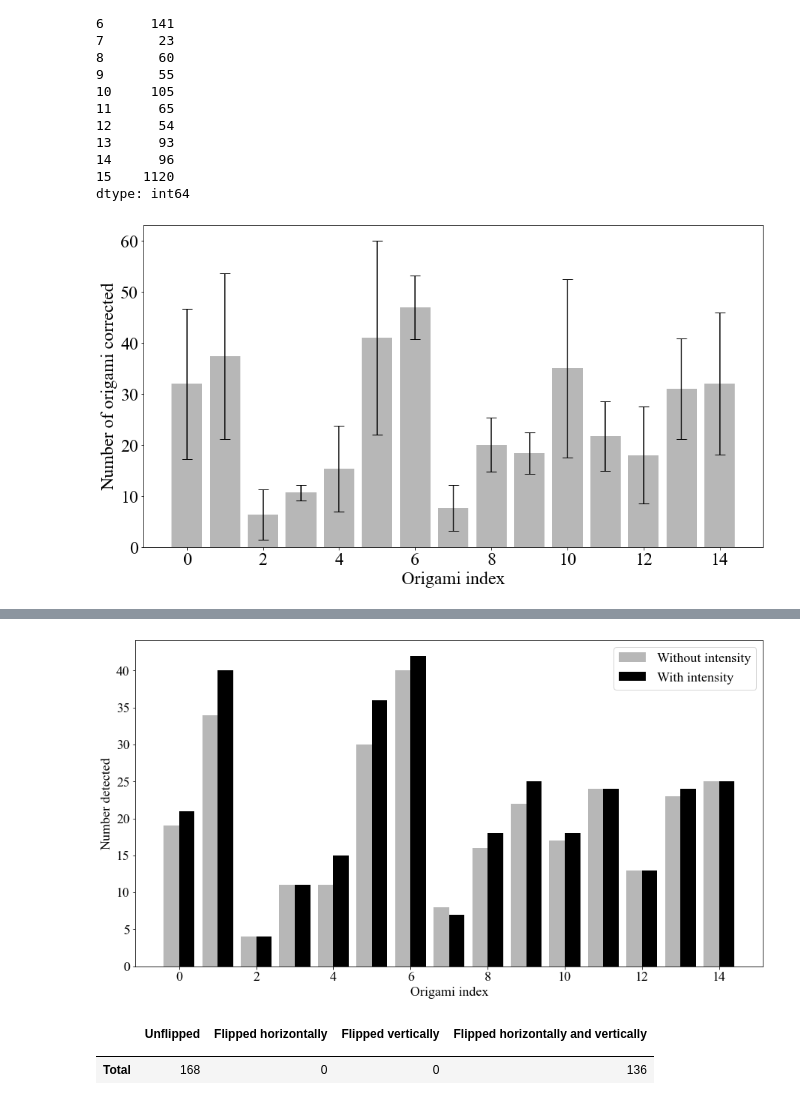
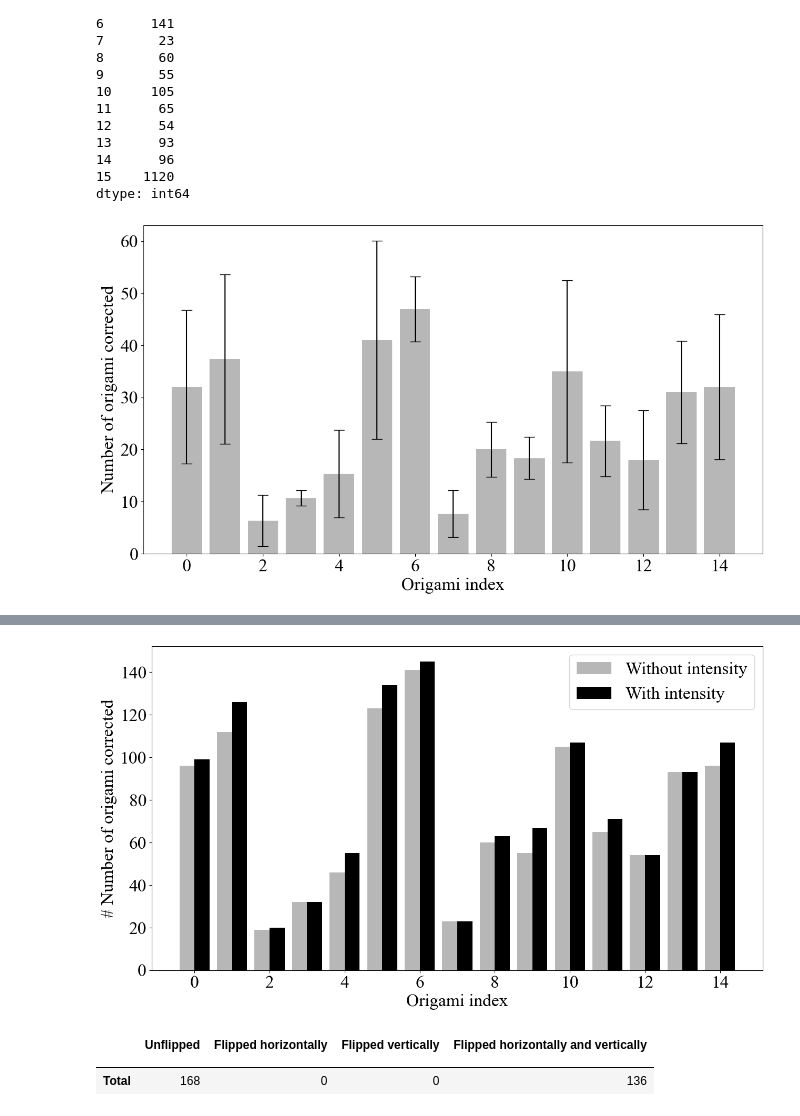
Before and after one commit to gmortuza/dissertation, a Jupyter notebook: others/dnam_wetlab.ipynb, the cells around one changed output, grey strips where cells are left out. Saved outputs shown, nothing was run; the diff lists cells and outputs as text; code cells hidden in the pictures.

```diff
--- a/others/dnam_wetlab.ipynb
+++ b/others/dnam_wetlab.ipynb
@@ -11,13 +11,13 @@ from IPython.display import display
 import subprocess
 import matplotlib
 # %%
-r1_without_intensity = pd.read_csv("~/Desktop/dnam_intensity_data/r1_without_intensity_ior.csv")
-r2_without_intensity = pd.read_csv("~/Desktop/dnam_intensity_data/r2_without_intensity_ior.csv")
-r3_without_intensity = pd.read_csv("~/Desktop/dnam_intensity_data/r3_without_intensity_ior.csv")
+r1_without_intensity = pd.read_csv("/Users/gmortuza/PycharmProjects/dissertation/plot_generator/intensity_graph_generator/data/r1_without_intensity_ior.csv")
+r2_without_intensity = pd.read_csv("/Users/gmortuza/PycharmProjects/dissertation/plot_generator/intensity_graph_generator/data/r2_without_intensity_ior.csv")
+r3_without_intensity = pd.read_csv("/Users/gmortuza/PycharmProjects/dissertation/plot_generator/intensity_graph_generator/data/r3_without_intensity_ior.csv")
 
-r1_with_intensity = pd.read_csv("~/Desktop/dnam_intensity_data/r1_with_intensity_ior.csv")
-r2_with_intensity = pd.read_csv("~/Desktop/dnam_intensity_data/r2_with_intensity_ior.csv")
-r3_with_intensity = pd.read_csv("~/Desktop/dnam_intensity_data/r3_with_intensity_ior.csv")
+r1_with_intensity = pd.read_csv("/Users/gmortuza/PycharmProjects/dissertation/plot_generator/intensity_graph_generator/data/r1_with_intensity_ior.csv")
+r2_with_intensity = pd.read_csv("/Users/gmortuza/PycharmProjects/dissertation/plot_generator/intensity_graph_generator/data/r2_with_intensity_ior.csv")
+r3_with_intensity = pd.read_csv("/Users/gmortuza/PycharmProjects/dissertation/plot_generator/intensity_graph_generator/data/r3_with_intensity_ior.csv")
 
 
 # data = data.loc[data.error >= 1]
@@ -172,7 +181,7 @@ plt.savefig("dnam_wetlab_origami_detection_frequency.png", dpi=300, bbox_inches=
 # plt.legend()
 plt.show()
 # %% [output]
-[figure, old version]
+[figure, new version]
 # %%
 matplotlib.rc('figure', figsize=(15, 8))
 plt.rcParams['font.size'] = 24
@@ -190,20 +204,23 @@ plt.show()
+# %%
+with_intensity_bar_correct = pd.DataFrame([r1_with_intensity_result["Correct"].tolist(), r2_with_intensity_result["Correct"].tolist(), r3_with_intensity_result["Correct"].tolist()])
+with_intensity_bar_fixed = pd.DataFrame([r1_with_intensity_result["Average error fixed"].tolist(), r2_with_intensity_result["Average error fixed"].tolist(), r3_with_intensity_result["Average error fixed"].tolist()])
 # %%
 matplotlib.rc('figure', figsize=(15, 8))
-plt.rcParams['font.size'] = 18
+plt.rcParams['font.size'] = 24
 plt.rcParams["font.family"] = "Times New Roman"
 # fig = plt.figure(figsize=(15, 10))
 width=.4
-plt.bar(r1_without_intensity_result.index.to_numpy()[:15] - .4, r2_without_intensity_result["Correct"].tolist()[:15], color='#b7b7b7', width=width, align='edge', label="Without intensity")
-plt.bar(r1_without_intensity_result.index.to_numpy()[:15], r2_with_intensity_result["Correct"].tolist()[:15], color='#000', width=width, align='edge', label="With intensity")
+plt.bar(r1_without_intensity_result.index.to_numpy()[:15] - .4, bar_correct.sum().tolist()[:15], color='#b7b7b7', width=width, align='edge', label="Without intensity")
+plt.bar(r1_without_intensity_result.index.to_numpy()[:15], with_intensity_bar_correct.sum().tolist()[:15], color='#000', width=width, align='edge', label="With intensity")
 plt.xlabel("Origami index")
-plt.ylabel("Number detected")
-plt.savefig("dnam_wetlab_origami_frequency.png", dpi=300, bbox_inches="tight")
+plt.ylabel("# Number of origami corrected")
 plt.legend()
+plt.savefig("intensity_with_without_frequency.png", dpi=300, bbox_inches="tight", transparent=True, )
 plt.show()
 # result_details_df["Correct"].tolist()
 # result_details_df.index
 # %% [output]
-[figure, old version]
+[figure, new version]
 # %%
  # Orientation
 result_orientation_df = pd.DataFrame(np.append([["Total"]], r1_without_intensity_orientation.reshape(1, 4), axis=1), columns=["","Unflipped","Flipped horizontally", "Flipped vertically", "Flipped horizontally and vertically"])
```
Also changed, not shown: parts of 12 cells of this notebook, 11 other files.
